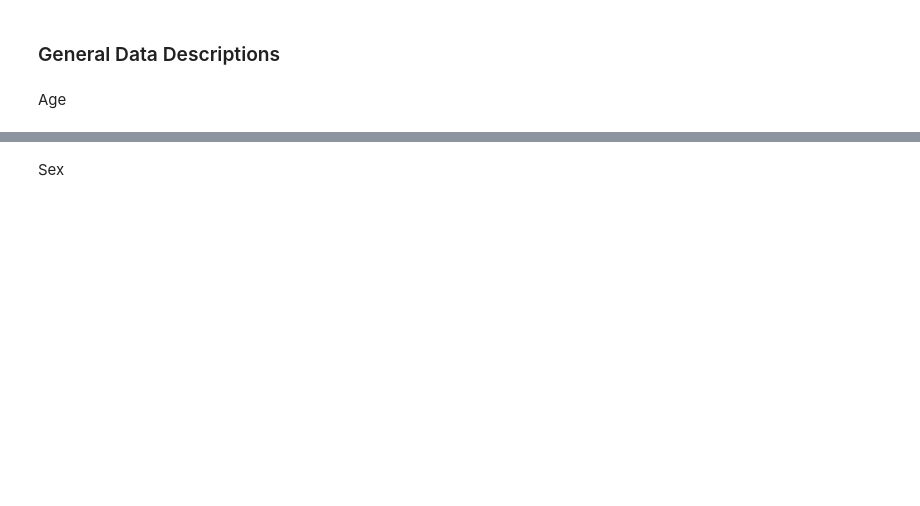
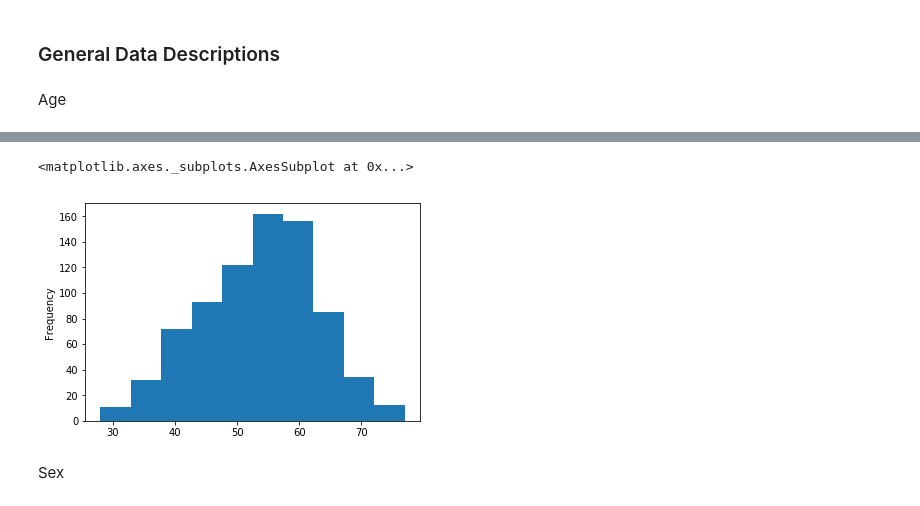
Before and after one commit to abrampers/heartdisease, a Jupyter notebook: notebook/Tubes 2 - Exploratory Data Analysis.ipynb, the cells around one changed output, grey strips where cells are left out. Drawn from its saved outputs; the diff is of its cells as text; code cells hidden in the pictures; blank space fills up the shorter version.

```diff
--- a/notebook/Tubes 2 - Exploratory Data Analysis.ipynb
+++ b/notebook/Tubes 2 - Exploratory Data Analysis.ipynb
@@ -83,3 +121,8 @@ heart_disease['train']['Column1'].describe()
+# %%
+heart_disease['train']['Column1'].plot.hist()
+# %% [output]
+<matplotlib.axes._subplots.AxesSubplot at 0x...>
+[figure, added]
 # %% [markdown]
 Sex
 # %%
```
Also changed, not shown: parts of 42 cells of this notebook, 1 other file.
